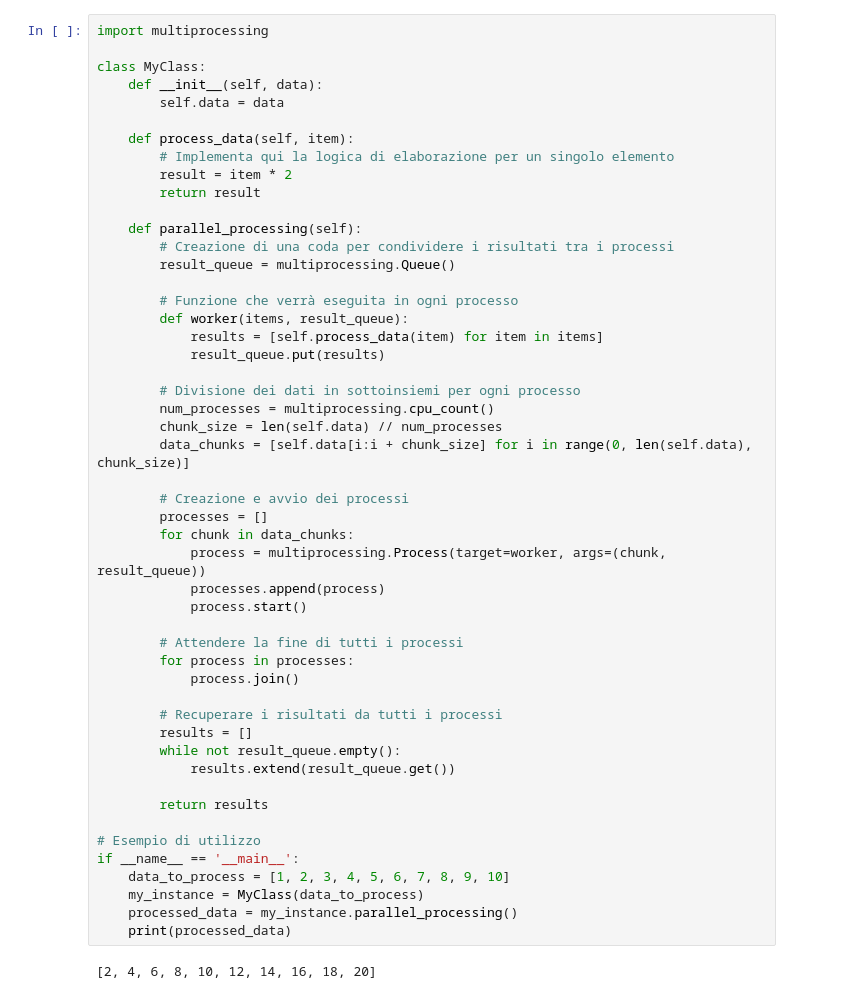
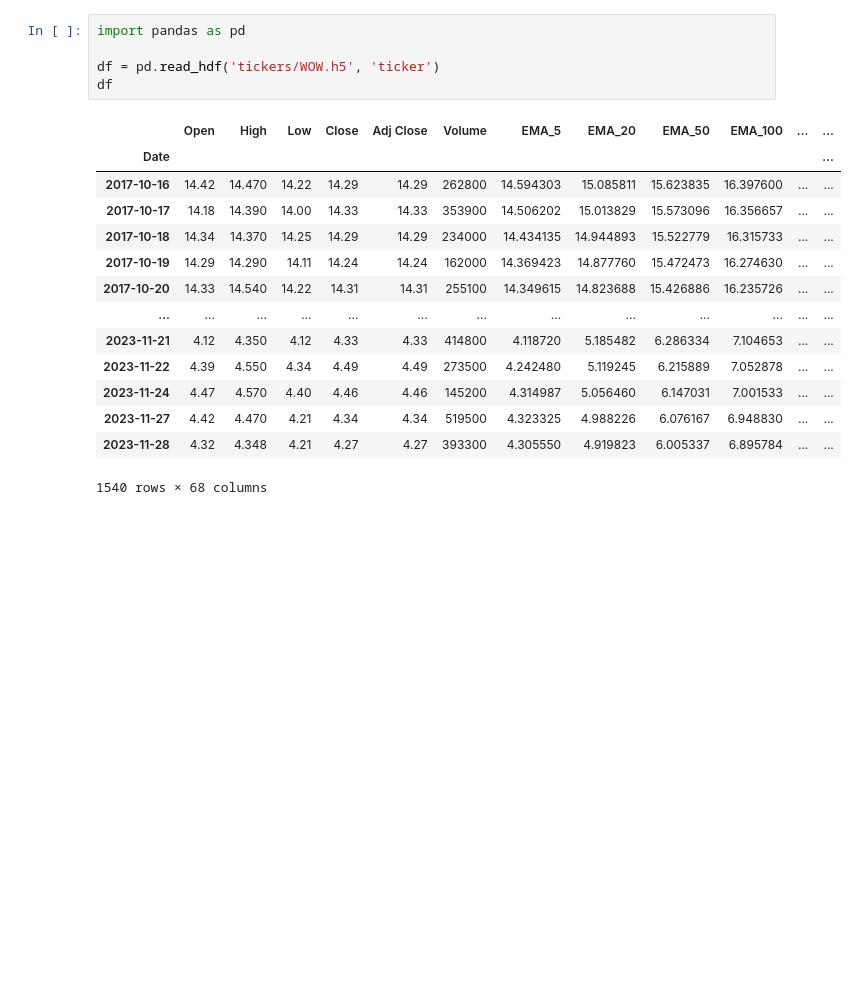
Before and after one commit to enricomarchi/Borsa, a Jupyter notebook: Untitled-1.ipynb, the cells around one changed output. Saved outputs shown, nothing was run; the diff lists cells and outputs as text; blank space fills up the shorter version.

```diff
--- a/Untitled-1.ipynb
+++ b/Untitled-1.ipynb
@@ -1,52 +1,20 @@
-# %%
-import multiprocessing
-
-class MyClass:
-    def __init__(self, data):
-        self.data = data
-
-    def process_data(self, item):
-        # Implementa qui la logica di elaborazione per un singolo elemento
-        result = item * 2
-        return result
-
-    def parallel_processing(self):
-        # Creazione di una coda per condividere i risultati tra i processi
-        result_queue = multiprocessing.Queue()
-
-        # Funzione che verrà eseguita in ogni processo
-        def worker(items, result_queue):
-            results = [self.process_data(item) for item in items]
-            result_queue.put(results)
-
-        # Divisione dei dati in sottoinsiemi per ogni processo
-        num_processes = multiprocessing.cpu_count()
-        chunk_size = len(self.data) // num_processes
-        data_chunks = [self.data[i:i + chunk_size] for i in range(0, len(self.data), chunk_size)]
-
-        # Creazione e avvio dei processi
-        processes = []
-        for chunk in data_chunks:
-            process = multiprocessing.Process(target=worker, args=(chunk, result_queue))
-            processes.append(process)
-            process.start()
-
-        # Attendere la fine di tutti i processi
-        for process in processes:
-            process.join()
-
-        # Recuperare i risultati da tutti i processi
-        results = []
-        while not result_queue.empty():
-            results.extend(result_queue.get())
-
-        return results
-
-# Esempio di utilizzo
-if __name__ == '__main__':
-    data_to_process = [1, 2, 3, 4, 5, 6, 7, 8, 9, 10]
-    my_instance = MyClass(data_to_process)
-    processed_data = my_instance.parallel_processing()
-    print(processed_data)
-# %% [output]
-[2, 4, 6, 8, 10, 12, 14, 16, 18, 20]
+# %%
+import pandas as pd
+
+df = pd.read_hdf('tickers/WOW.h5', 'ticker')
+df
+# %% [output]
+|  | Open | High | Low | Close | Adj Close | Volume | EMA_5 | EMA_20 | EMA_50 | EMA_100 | ... | ... |
+| Date |  |  |  |  |  |  |  |  |  |  |  | ... |
+| 2017-10-16 | 14.42 | 14.470 | 14.22 | 14.29 | 14.29 | 262800 | 14.594303 | 15.085811 | 15.623835 | 16.397600 | ... | ... |
+| 2017-10-17 | 14.18 | 14.390 | 14.00 | 14.33 | 14.33 | 353900 | 14.506202 | 15.013829 | 15.573096 | 16.356657 | ... | ... |
+| 2017-10-18 | 14.34 | 14.370 | 14.25 | 14.29 | 14.29 | 234000 | 14.434135 | 14.944893 | 15.522779 | 16.315733 | ... | ... |
+| 2017-10-19 | 14.29 | 14.290 | 14.11 | 14.24 | 14.24 | 162000 | 14.369423 | 14.877760 | 15.472473 | 16.274630 | ... | ... |
+| 2017-10-20 | 14.33 | 14.540 | 14.22 | 14.31 | 14.31 | 255100 | 14.349615 | 14.823688 | 15.426886 | 16.235726 | ... | ... |
+| ... | ... | ... | ... | ... | ... | ... | ... | ... | ... | ... | ... | ... |
+| 2023-11-21 | 4.12 | 4.350 | 4.12 | 4.33 | 4.33 | 414800 | 4.118720 | 5.185482 | 6.286334 | 7.104653 | ... | ... |
+| 2023-11-22 | 4.39 | 4.550 | 4.34 | 4.49 | 4.49 | 273500 | 4.242480 | 5.119245 | 6.215889 | 7.052878 | ... | ... |
+| 2023-11-24 | 4.47 | 4.570 | 4.40 | 4.46 | 4.46 | 145200 | 4.314987 | 5.056460 | 6.147031 | 7.001533 | ... | ... |
+| 2023-11-27 | 4.42 | 4.470 | 4.21 | 4.34 | 4.34 | 519500 | 4.323325 | 4.988226 | 6.076167 | 6.948830 | ... | ... |
+| 2023-11-28 | 4.32 | 4.348 | 4.21 | 4.27 | 4.27 | 393300 | 4.305550 | 4.919823 | 6.005337 | 6.895784 | ... | ... |
+1540 rows × 68 columns
```
Also changed, not shown: 1 other file.
